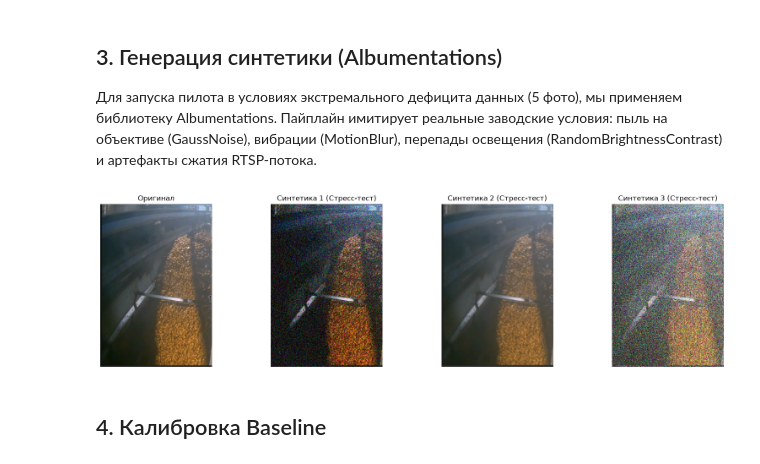
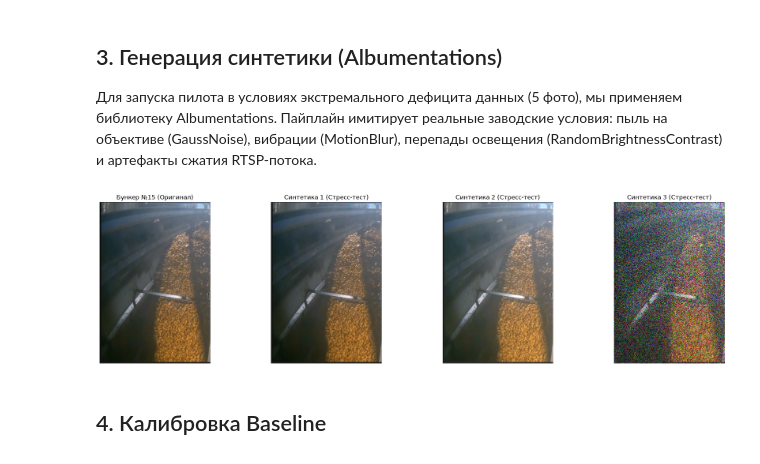
Before and after one commit to czeberyak/BunkerVision, a Jupyter notebook: notebooks/01_BunkerVision_PoC.ipynb, the cells around one changed output. Drawn from its saved outputs; the diff is of its cells as text; code cells hidden in the pictures.

```diff
--- a/notebooks/01_BunkerVision_PoC.ipynb
+++ b/notebooks/01_BunkerVision_PoC.ipynb
@@ -78,31 +121,38 @@ plt.show()
 # %% [markdown]
 ## 3. Генерация синтетики (Albumentations)
 Для запуска пилота в условиях экстремального дефицита данных (5 фото), мы применяем библиотеку Albumentations. Пайплайн имитирует реальные заводские условия: пыль на объективе (GaussNoise), вибрации (MotionBlur), перепады освещения (RandomBrightnessContrast) и артефакты сжатия RTSP-потока.
-# %%
-import albumentations as A
-
-# Пайплайн аугментаций, имитирующий суровые заводские условия
-factory_transform = A.Compose([
-    A.RandomBrightnessContrast(brightness_limit=0.4, contrast_limit=0.4, p=0.8), # Блики и тени
-    A.GaussNoise(var_limit=(20.0, 60.0), p=0.5), # Пыль на объективе
-    A.MotionBlur(blur_limit=7, p=0.3), # Вибрация конвейера
-    A.ImageCompression(quality_lower=50, quality_upper=80, p=0.7) # Артефакты RTSP
-])
-
-# Генерируем 3 варианта для наглядности
-fig, axes = plt.subplots(1, 4, figsize=(20, 5))
-axes[0].imshow(roi_img)
-axes[0].set_title("Оригинал")
-axes[0].axis('off')
-
-for i in range(1, 4):
-    augmented = factory_transform(image=roi_img)['image']
-    axes[i].imshow(augmented)
-    axes[i].set_title(f"Синтетика {i} (Стресс-тест)")
-    axes[i].axis('off')
-
-plt.show()
-# %% [output]
-[figure, removed]
+# %%
+import albumentations as A
+import matplotlib.pyplot as plt
+
+# Пайплайн аугментаций, имитирующий суровые заводские условия
+factory_transform = A.Compose([
+    A.RandomBrightnessContrast(brightness_limit=0.4, contrast_limit=0.4, p=0.8), # Блики и тени
+    A.GaussNoise(var_limit=(20.0, 60.0), p=0.5), # Пыль на объективе
+    A.MotionBlur(blur_limit=7, p=0.3), # Вибрация конвейера
+    A.ImageCompression(quality_lower=50, quality_upper=80, p=0.7) # Артефакты RTSP
+])
+
+# Используем именно левый бункер (roi_left)
+# Убедись, что roi_left был определен ранее через load_and_crop_roi(..., roi_start=0.0, roi_end=0.48)
+
+fig, axes = plt.subplots(1, 4, figsize=(20, 5))
+
+# 1. Оригинал
+axes[0].imshow(roi_left)
+axes[0].set_title("Бункер №15 (Оригинал)")
+axes[0].axis('off')
+
+# 2. Генерируем 3 варианта синтетики
+for i in range(1, 4):
+    augmented = factory_transform(image=roi_left)['image']
+    axes[i].imshow(augmented)
+    axes[i].set_title(f"Синтетика {i} (Стресс-тест)")
+    axes[i].axis('off')
+
+plt.tight_layout()
+plt.show()
+# %% [output]
+[figure, added]
 # %% [markdown]
 ## 4. Калибровка Baseline
```
Also changed, not shown: parts of 7 cells of this notebook, 19 other files.
